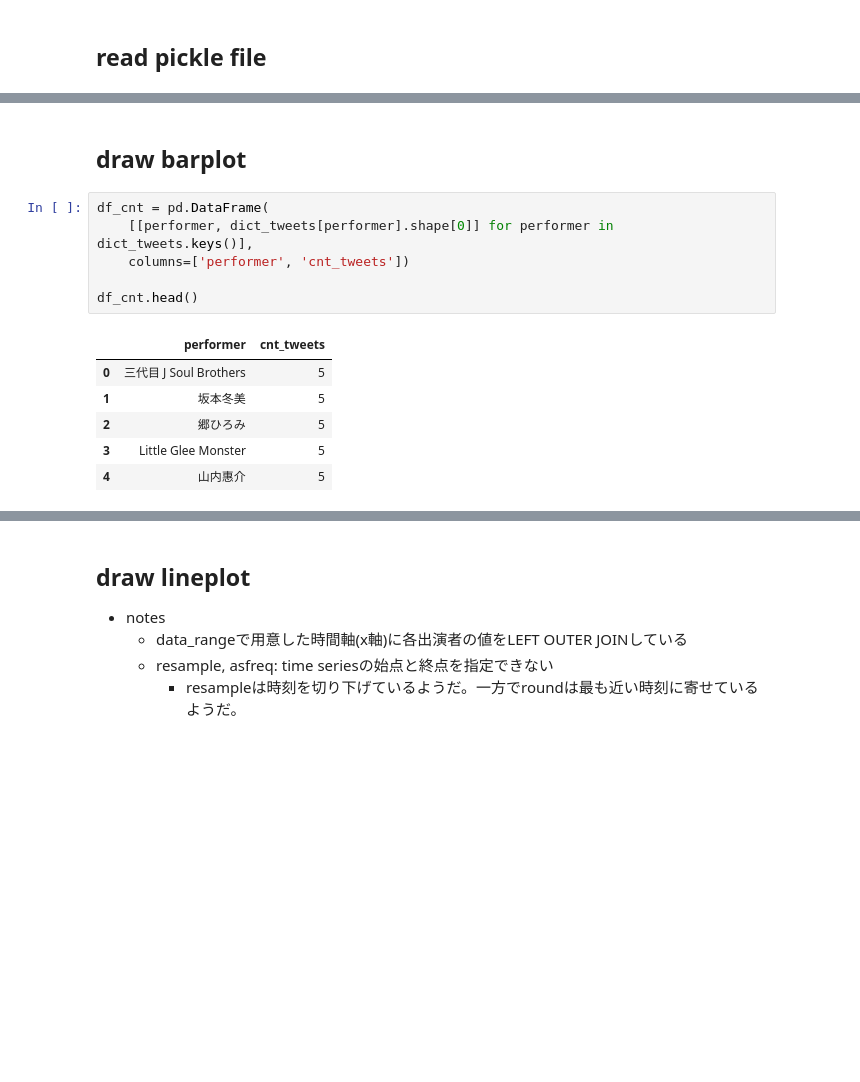
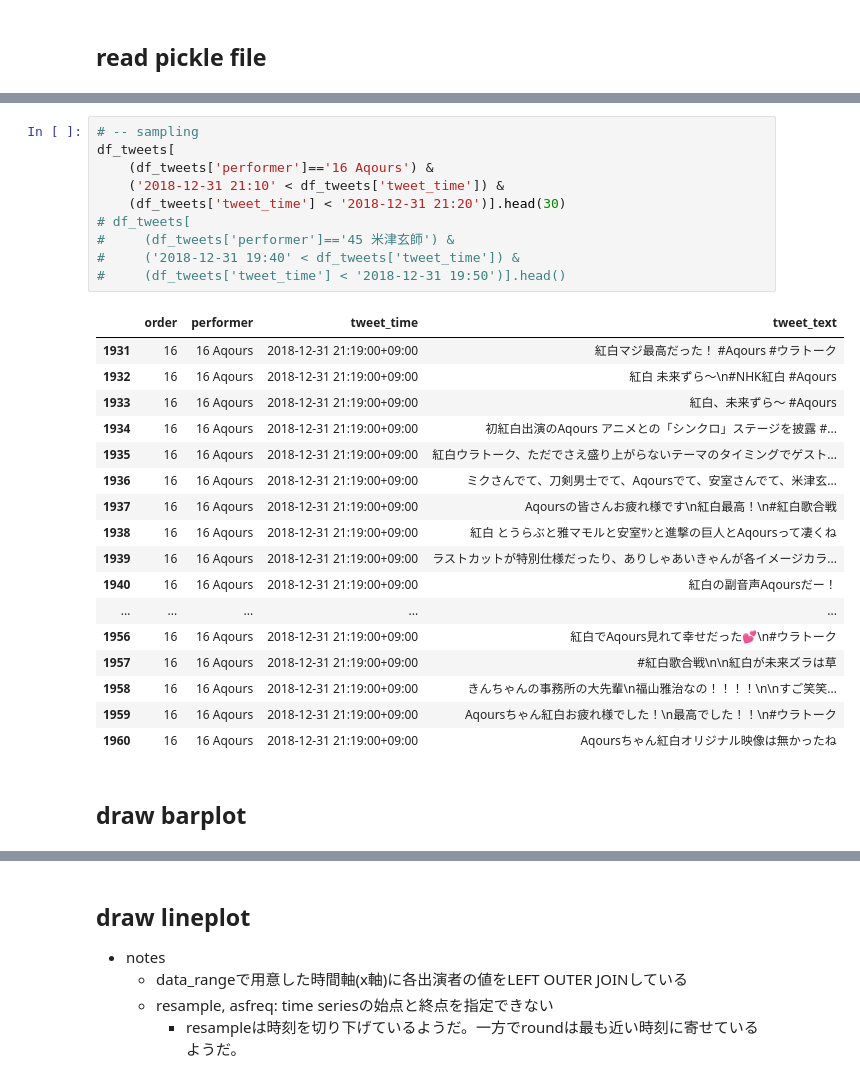
Before and after one commit to heleth/twitter_analysis, a Jupyter notebook: notebook/twitter_analysis.ipynb, the cells around one changed output, grey strips where cells are left out. Saved outputs shown, nothing was run; the diff lists cells and outputs as text; blank space fills up the shorter version.

```diff
--- a/notebook/twitter_analysis.ipynb
+++ b/notebook/twitter_analysis.ipynb
@@ -53,15 +93,30 @@ dict_tweets['坂本冬美']
+# %%
+# -- sampling
+df_tweets[
+    (df_tweets['performer']=='16 Aqours') &
+    ('2018-12-31 21:10' < df_tweets['tweet_time']) &
+    (df_tweets['tweet_time'] < '2018-12-31 21:20')].head(30)
+# df_tweets[
+#     (df_tweets['performer']=='45 米津玄師') &
+#     ('2018-12-31 19:40' < df_tweets['tweet_time']) &
+#     (df_tweets['tweet_time'] < '2018-12-31 19:50')].head()
+# %% [output]
+|  | order | performer | tweet_time | tweet_text |
+| 1931 | 16 | 16 Aqours | 2018-12-31 21:19:00+09:00 | 紅白マジ最高だった！ #Aqours #ウラトーク |
+| 1932 | 16 | 16 Aqours | 2018-12-31 21:19:00+09:00 | 紅白 未来ずら～\n#NHK紅白 #Aqours |
+| 1933 | 16 | 16 Aqours | 2018-12-31 21:19:00+09:00 | 紅白、未来ずら〜 #Aqours |
+| 1934 | 16 | 16 Aqours | 2018-12-31 21:19:00+09:00 | 初紅白出演のAqours アニメとの「シンクロ」ステージを披露 #... |
+| 1935 | 16 | 16 Aqours | 2018-12-31 21:19:00+09:00 | 紅白ウラトーク、ただでさえ盛り上がらないテーマのタイミングでゲスト... |
+| 1936 | 16 | 16 Aqours | 2018-12-31 21:19:00+09:00 | ミクさんでて、刀剣男士でて、Aqoursでて、安室さんでて、米津玄... |
+| 1937 | 16 | 16 Aqours | 2018-12-31 21:19:00+09:00 | Aqoursの皆さんお疲れ様です\n紅白最高！\n#紅白歌合戦 |
+| 1938 | 16 | 16 Aqours | 2018-12-31 21:19:00+09:00 | 紅白 とうらぶと雅マモルと安室ｻﾝと進撃の巨人とAqoursって凄くね |
+| 1939 | 16 | 16 Aqours | 2018-12-31 21:19:00+09:00 | ラストカットが特別仕様だったり、ありしゃあいきゃんが各イメージカラ... |
+| 1940 | 16 | 16 Aqours | 2018-12-31 21:19:00+09:00 | 紅白の副音声Aqoursだー！ |
+| ... | ... | ... | ... | ... |
+| 1956 | 16 | 16 Aqours | 2018-12-31 21:19:00+09:00 | 紅白でAqours見れて幸せだった💕\n#ウラトーク |
+| 1957 | 16 | 16 Aqours | 2018-12-31 21:19:00+09:00 | #紅白歌合戦\n\n紅白が未来ズラは草 |
+| 1958 | 16 | 16 Aqours | 2018-12-31 21:19:00+09:00 | きんちゃんの事務所の大先輩\n福山雅治なの！！！！\n\nすご笑笑... |
+| 1959 | 16 | 16 Aqours | 2018-12-31 21:19:00+09:00 | Aqoursちゃん紅白お疲れ様でした！\n最高でした！！\n#ウラトーク |
+| 1960 | 16 | 16 Aqours | 2018-12-31 21:19:00+09:00 | Aqoursちゃん紅白オリジナル映像は無かったね |
 # %% [markdown]
 ## draw barplot
-# %%
-df_cnt = pd.DataFrame(
-    [[performer, dict_tweets[performer].shape[0]] for performer in dict_tweets.keys()],
-    columns=['performer', 'cnt_tweets'])
-
-df_cnt.head()
-# %% [output]
-|  | performer | cnt_tweets |
-| 0 | 三代目 J Soul Brothers | 5 |
-| 1 | 坂本冬美 | 5 |
-| 2 | 郷ひろみ | 5 |
-| 3 | Little Glee Monster | 5 |
-| 4 | 山内惠介 | 5 |
```
Also changed, not shown: parts of 15 cells of this notebook, 10 other files.
